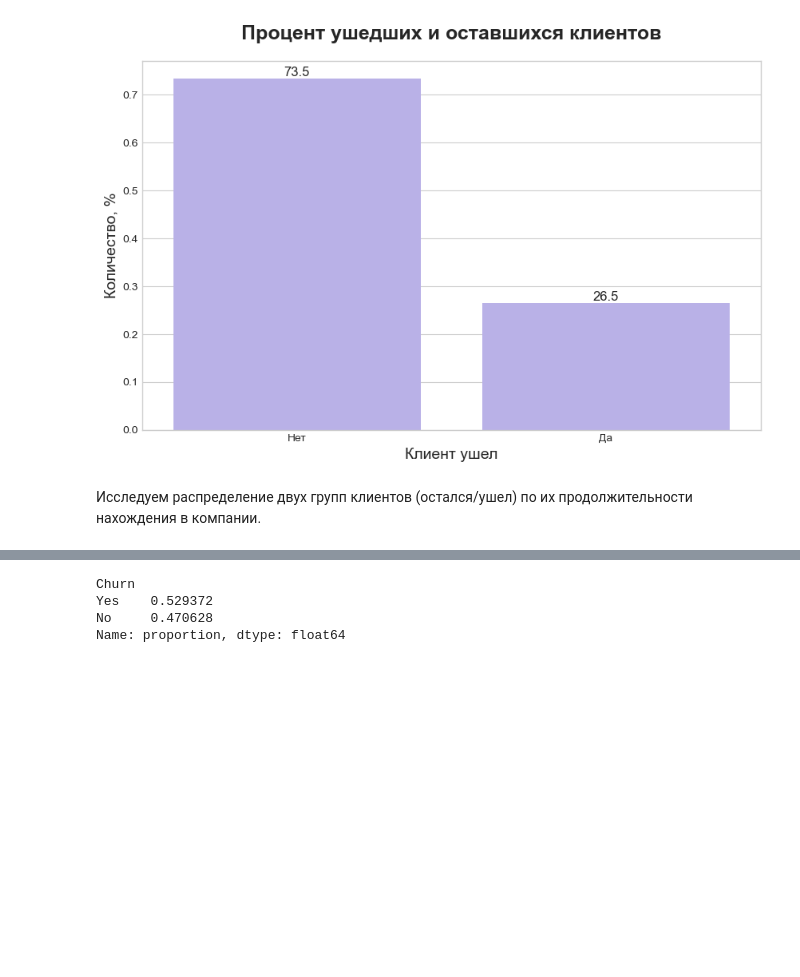
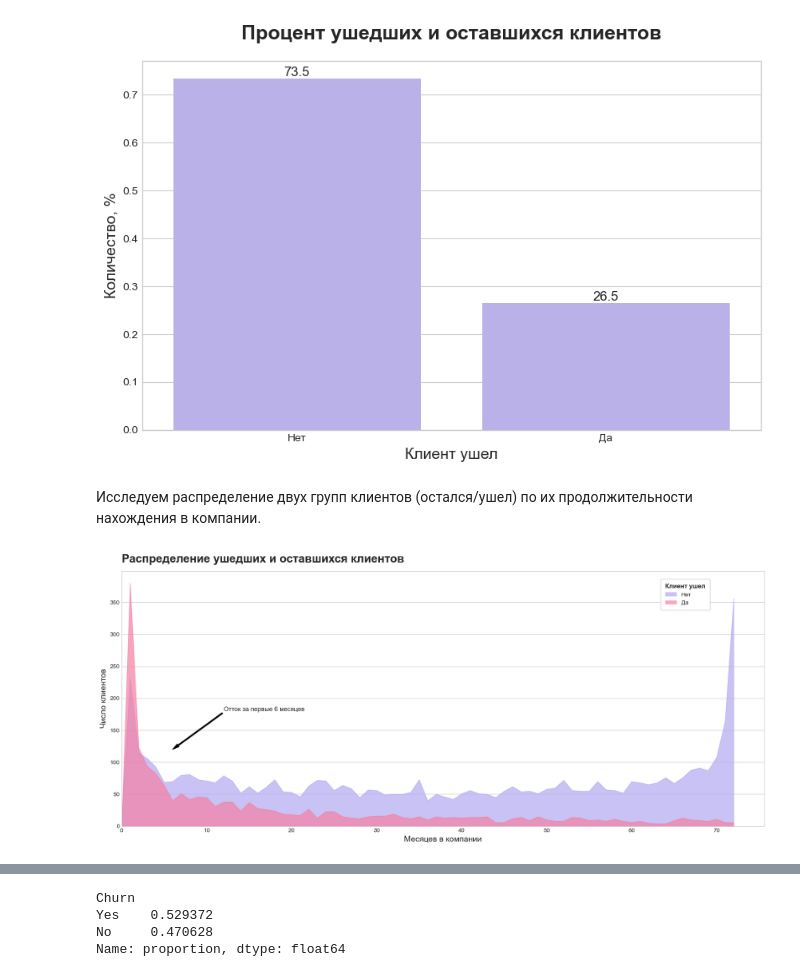
Before and after one commit to teensdrafts/telco_churn_analysis, a Jupyter notebook: churn_analysis.ipynb, the cells around one changed output, grey strips where cells are left out. Drawn from its saved outputs; the diff is of its cells as text; code cells hidden in the pictures; blank space fills up the shorter version.

```diff
--- a/churn_analysis.ipynb
+++ b/churn_analysis.ipynb
@@ -70,3 +70,61 @@ plt.show()
 [figure]
 # %% [markdown]
 Исследуем распределение двух групп клиентов (остался/ушел) по их продолжительности нахождения в компании.
+# %%
+df["years_in_company"] = pd.cut(x=df["tenure"], bins=np.arange(0, 73, 12), include_lowest=True, labels=np.arange(0, 6, 1)).astype(int)
+# %%
+# Данные для визуализации
+df1 = pd.pivot(
+    df.groupby(["tenure", "Churn"])["customerID"].count().reset_index(),
+    values="customerID",
+    index="tenure",
+    columns="Churn"
+).fillna(0)
+
+# Пользовательские цвета
+c1 = "#B2A8F0"
+c2 = "#F57FA3"
+
+fig, axs = plt.subplot_mosaic([[0]], figsize=(20, 8))
+
+# ПЕРВЫЙ ГРАФИК: динамика оттока
+axs[0].plot(df1.index, df1["No"], linewidth=0)
+axs[0].plot(df1.index, df1["Yes"], linewidth=0)
+axs[0].fill_between(df1.index, df1["No"], alpha=0.7, color=c1)
+axs[0].fill_between(df1.index, df1["Yes"], alpha=0.7, color=c2)
+axs[0].set_xlim(0)
+axs[0].set_ylim(0)
+
+# Заголовки и настройки осей
+axs[0].set_title("Распределение ушедших и оставшихся клиентов", loc="left", y=1.02, size=20, weight="bold")
+axs[0].set_xlabel("Месяцев в компании", size=14)
+axs[0].set_ylabel("Число клиентов", size=14)
+
+# Легенда
+custom_patches = [Patch(facecolor=c1, label="Нет", alpha=0.7), Patch(facecolor=c2, label="Да", alpha=0.7)]
+axs[0].legend(
+    handles=custom_patches,
+    bbox_to_anchor=(0.92, 0.98),
+    title="Клиент ушел",
+    title_fontproperties={"weight": "bold", "size": 11},
+    frameon=True,
+    framealpha=1,
+    facecolor="white",
+    edgecolor="#CFCFCF",
+    alignment="left",
+    borderpad=0.8,
+)
+
+# Стрелка
+axs[0].annotate(
+    "Отток за первые 6 месяцев",
+    xy=(6, 120),
+    xytext=(12, 180),
+    size=11,
+    arrowprops={"facecolor": "black", "width": 2, "headwidth": 6}
+)
+
+plt.grid(False, axis="x")
+plt.show()
+# %% [output]
+[figure, added]
```
Also changed, not shown: parts of 5 cells of this notebook, 1 other file.
